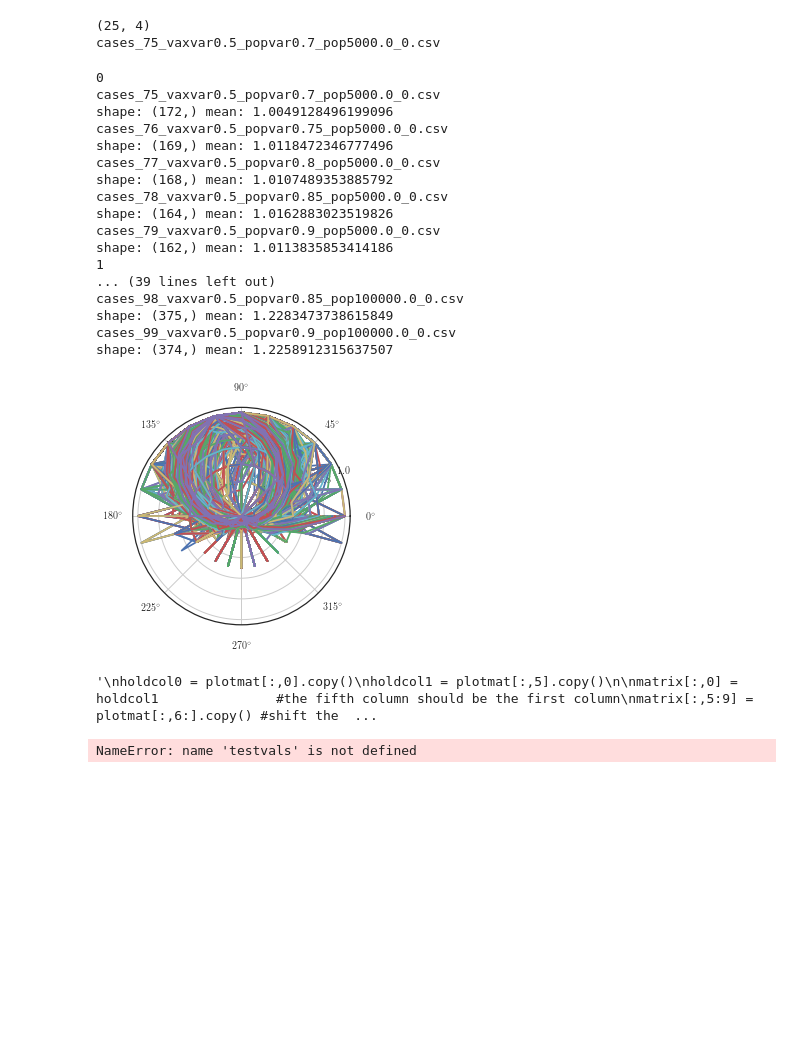
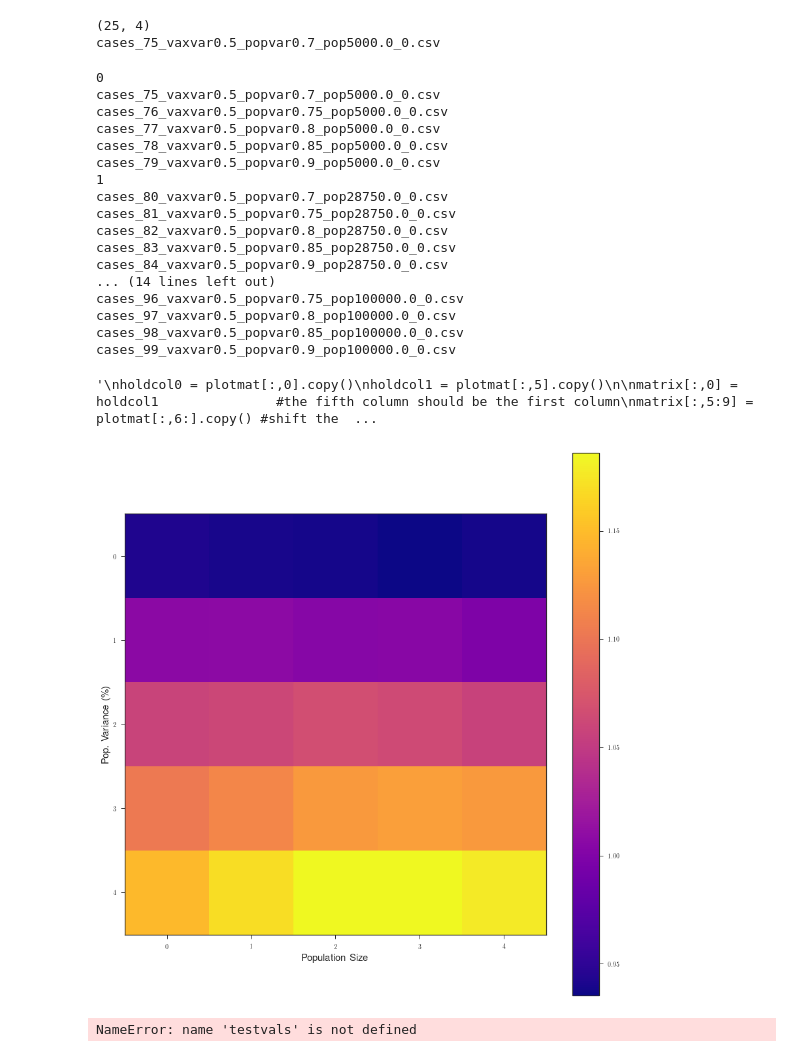
Before and after one commit to lmaesampson/MetaPop, a Jupyter notebook: Code/PostProcLoop.ipynb, the cells around one changed output. Cells and saved outputs as stored; diff of their text form; code cells hidden in the pictures; blank space fills up the shorter version.

Commit message:
added mean ellipse fitting

```diff
--- a/Code/PostProcLoop.ipynb
+++ b/Code/PostProcLoop.ipynb
@@ -107,7 +132,7 @@ filemat = filemat.reshape([npoint,4])
 # %%
 #'toplot' is the variable that you'll be calculating in order to generate a color map.
 # options: nigh, Ipercent, and ellipse
-toplot = 'ellipse'
+toplot = 'meanellipse'
 #set up a matrix to hold the values of this variable:
 plotmat = np.zeros([n,m])
 # %%
@@ -211,29 +236,36 @@ for i in range(n):
             dates = (dates)%24     #A year is 24 timesteps, in this code. For whatever reason.
             theta = 2.*np.pi*((dates+1)/24.)
             Idata_normed = Normalize(Idata)
-            plt.polar(theta,Idata_normed)
             Areas = AreaCalc(Idata_normed)
-            print 'shape:',np.shape(Areas), 'mean:', np.mean(Areas)
             plotmat[i,j] = np.mean(Areas)
+
+        if toplot=='meanellipse':
+            nobs = len(Idata)      #How many 'observations'? (i.e. timesteps)
+            dates = np.linspace(0,nobs-1,nobs)
+            dates = (dates)%24     #A year is 24 timesteps, in this code. For whatever reason.
+            theta = 2.*np.pi*((dates+1)/24.)
+            Idata_normed = meanNormalize(Idata)
+            Idata_normed = Idata_normed.reshape([len(Idata_normed),1])
+            Areas = AreaCalc(Idata_normed)
+            plotmat[i,j] = np.mean(Areas)
 # %% [output]
 0
 cases_75_vaxvar0.5_popvar0.7_pop5000.0_0.csv
-shape: (172,) mean: 1.0049128496199096
 cases_76_vaxvar0.5_popvar0.75_pop5000.0_0.csv
-shape: (169,) mean: 1.0118472346777496
 cases_77_vaxvar0.5_popvar0.8_pop5000.0_0.csv
-shape: (168,) mean: 1.0107489353885792
 cases_78_vaxvar0.5_popvar0.85_pop5000.0_0.csv
-shape: (164,) mean: 1.0162883023519826
 cases_79_vaxvar0.5_popvar0.9_pop5000.0_0.csv
-shape: (162,) mean: 1.0113835853414186
 1
-... (39 lines left out)
+cases_80_vaxvar0.5_popvar0.7_pop28750.0_0.csv
+cases_81_vaxvar0.5_popvar0.75_pop28750.0_0.csv
+cases_82_vaxvar0.5_popvar0.8_pop28750.0_0.csv
+cases_83_vaxvar0.5_popvar0.85_pop28750.0_0.csv
+cases_84_vaxvar0.5_popvar0.9_pop28750.0_0.csv
+... (14 lines left out)
+cases_96_vaxvar0.5_popvar0.75_pop100000.0_0.csv
+cases_97_vaxvar0.5_popvar0.8_pop100000.0_0.csv
 cases_98_vaxvar0.5_popvar0.85_pop100000.0_0.csv
-shape: (375,) mean: 1.2283473738615849
 cases_99_vaxvar0.5_popvar0.9_pop100000.0_0.csv
-shape: (374,) mean: 1.2258912315637507
-[figure, removed]
 # %%
 #Fix the ordering of columns.  i corresponds to popvar, j to popsize. This works for a 10x10 plot
 #This is a gross kludge and should be fixed in the above loop instead.
@@ -267,20 +299,22 @@ matrix[:,-1] = holdcol0
 # %%
 #print out a heatmap of the output variable.
 fig, ax = plt.subplots(figsize=(12,12))
-cax = ax.imshow((matrix), interpolation='nearest', cmap='plasma',vmin=0.,vmax=np.pi/4.)
+cax = ax.imshow((matrix), interpolation='nearest', cmap='plasma')#,vmin=0.,vmax=np.pi)
 ax.set_xticks(np.arange(0,n,1))
 ax.set_yticks(np.arange(0,m,1))
 #ax.set_xticklabels(['50k','56k','61k','67k','72k','78k','83k','89k','94k','100k'],fontsize=12)
 #ax.set_yticklabels([1.0,3.1,5.2,7.3,9.4,11.5,13.7,15.8,17.9,20.],fontsize=12)
 ax.set_xlabel('Population Size',fontsize=15)
 ax.set_ylabel('Pop. Variance (\%)',fontsize=15)
 
 # Add colorbar, make sure to specify tick locations to match desired ticklabels
 cbar = fig.colorbar(cax)
 #cbar.ax.set_yticklabels(['< -1', '0', '> 1'])  # vertically oriented colorbar
 fig.tight_layout()
 
 #plt.savefig('../Sims/alpha10c0.1/test.pdf')
+# %% [output]
+[figure, added]
 # %%
 #If you just want to plot the timeseries from a single file:
 testfile = pd.read_csv('cases_lowpop.csv',delim_whitespace=True,header=0)
```
Also changed, not shown: parts of 2 cells of this notebook.
